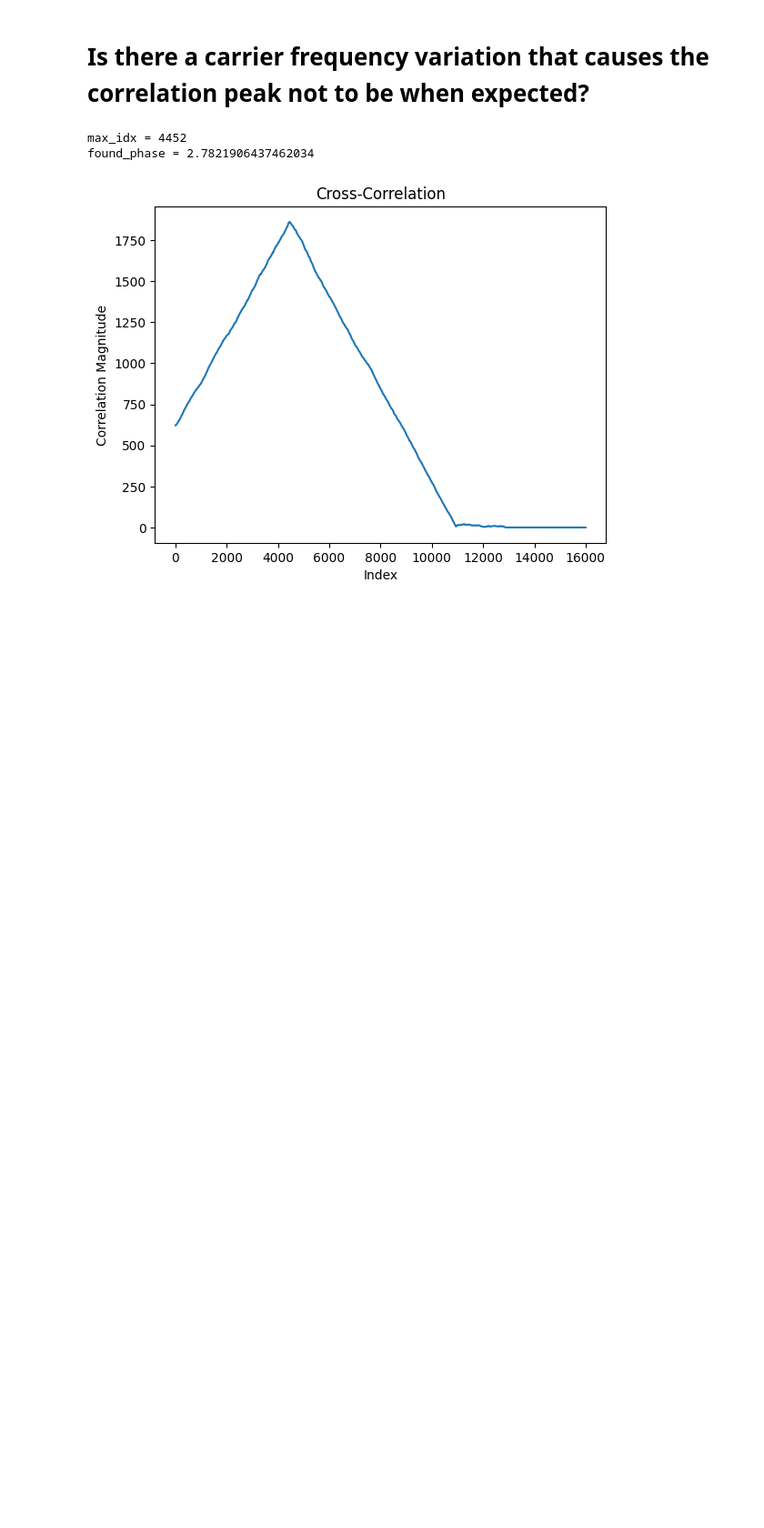
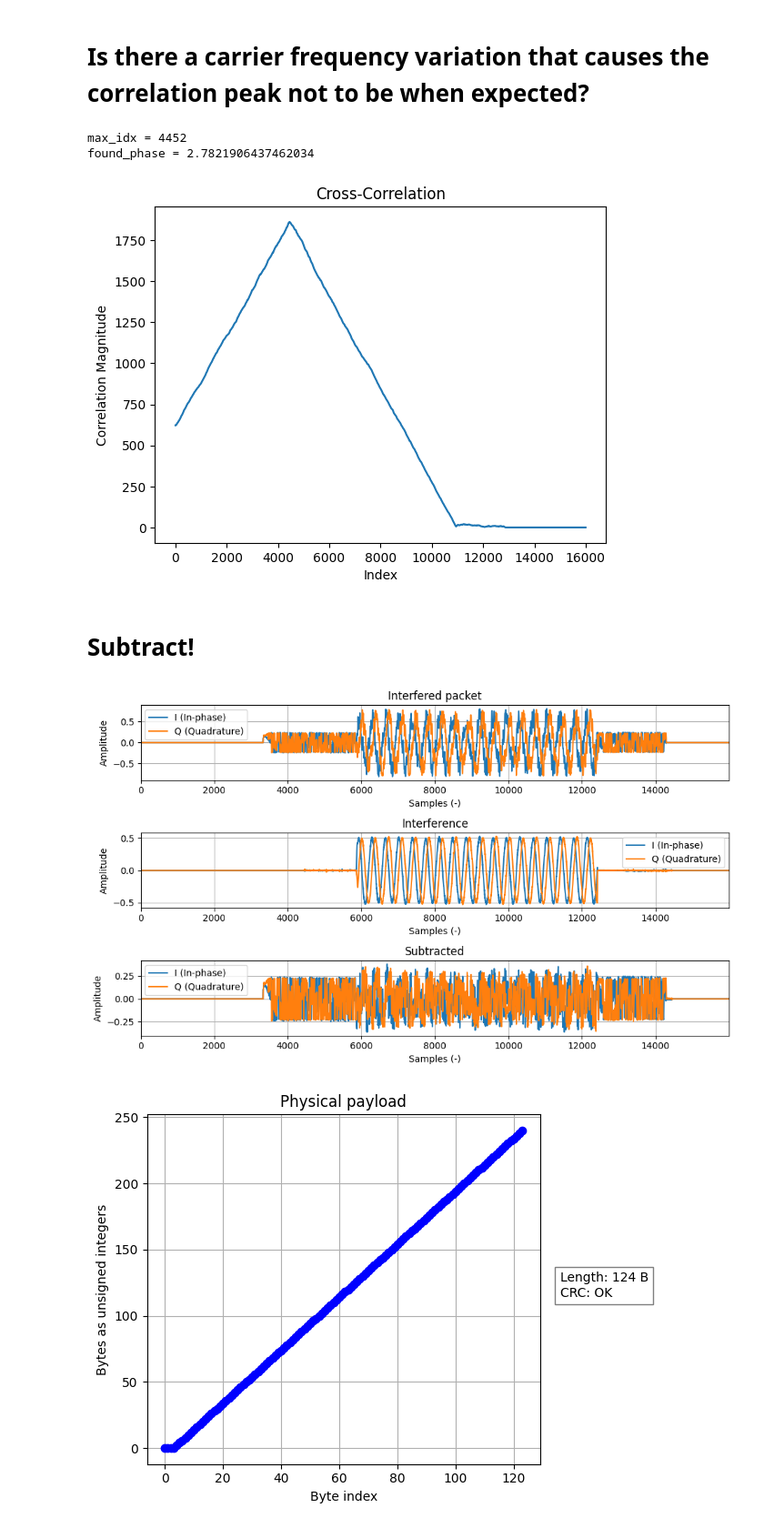
Before and after one commit to SDMote/SDR_projects, a Jupyter notebook: python_phy/subtraction_test.ipynb, the cells around one changed output. Shown at 91% size. Saved outputs shown, nothing was run; the diff lists cells and outputs as text; code cells hidden in the pictures; blank space fills up the shorter version.

Commit message:
recovering BLE packet from tone interference by subtracting Done manually for now. TODO: automate the process

```diff
--- a/python_phy/subtraction_test.ipynb
+++ b/python_phy/subtraction_test.ipynb
@@ -137,3 +137,21 @@ plt.show()
 max_idx = 4452
 found_phase = 2.7821906437462034
 [figure]
+# %% [markdown]
+# Subtract!
+# %%
+ready_to_subtract = multiply_by_complex_exponential(iq_samples_interference, fs, freq=4800, phase=found_phase)
+ready_to_subtract = pad_interference(iq_samples, ready_to_subtract, max_idx)
+subtracted = iq_samples - ready_to_subtract
+subplots_iq([iq_samples, ready_to_subtract, subtracted], fs, ["Interfered packet", "Interference", "Subtracted"])
+
+# Initialise the receiver and process data
+receiver = ReceiverBLE(fs=fs / decimation, sps=sps / decimation)
+bit_samples = receiver.demodulate(subtracted)  # From IQ samples to hard decisions
+reference_packet: list[dict] = receiver.process_phy_packet(bit_samples, base_address)  # From hard decisions to packets
+reference_packet: dict = reference_packet[0]
+plot_payload(reference_packet)
+plt.show()
+# %% [output]
+[figure, added]
+[figure, added]
```
